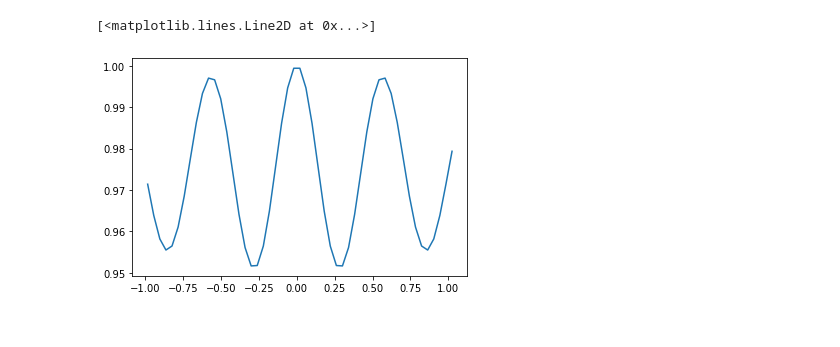
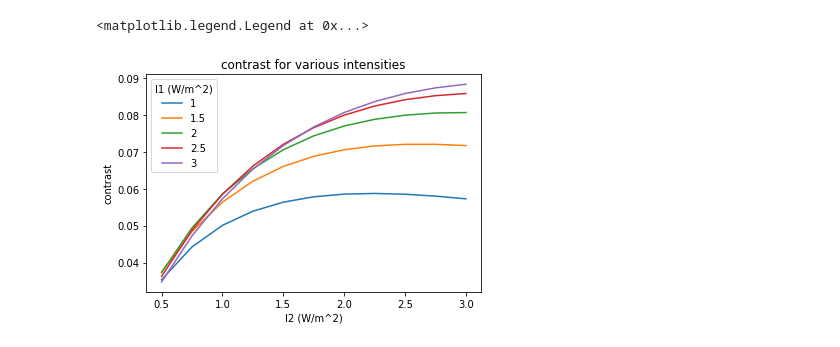
Before and after one commit to dahlia-ghoshal/cpt, a Jupyter notebook: intensity.ipynb, the cells around one changed output. Drawn from its saved outputs; the diff is of its cells as text; code cells hidden in the pictures.

```diff
--- a/intensity.ipynb
+++ b/intensity.ipynb
@@ -61 +88,9 @@ print(mini)
+# %%
+def fringe_contrast(df, colname='p11+p22'):
+
+    osc_h = fringe_osc_height(df, colname)
+    avg_h = fringe_avg_height(df, colname)
+
+    contrast = osc_h / avg_h
+    return contrast
 # %%
@@ -92,5 +136,0 @@ contrast
-# %%
-plt.plot(df2[d], df2[p])
-# %% [output]
-[<matplotlib.lines.Line2D at 0x...>]
-[figure, removed]
@@ -96,0 +154,40 @@ plt.plot(df2[d], df2[p])
+# %%
+ramdat = pd.read_csv('highres_ramdata200.csv', index_col=0)
+# %%
+inten1=[]
+inten15=[]
+inten2=[]
+inten25=[]
+inten3=[]
+for row in ramdat.itertuples(index=False, name=None):
+    if (row[0]==1):
+        inten1.append([row[1], row[2], row[3]])
+    elif (row[0]==1.5):
+        inten15.append([row[1], row[2], row[3]])
+    elif (row[0]==2):
+        inten2.append([row[1], row[2], row[3]])
+    elif (row[0]==2.5):
+        inten25.append([row[1], row[2], row[3]])
+    elif (row[0]==3):
+        inten3.append([row[1], row[2], row[3]])
+# %%
+df1 = pd.DataFrame(data=inten1, columns=['I2', 'contrast', 'fwhm'])
+df15 = pd.DataFrame(data=inten15, columns=['I2', 'contrast', 'fwhm'])
+df2 = pd.DataFrame(data=inten2, columns=['I2', 'contrast', 'fwhm'])
+df25 = pd.DataFrame(data=inten25, columns=['I2', 'contrast', 'fwhm'])
+df3 = pd.DataFrame(data=inten3, columns=['I2', 'contrast', 'fwhm'])
+
+plt.title('contrast for various intensities')
+plt.xlabel('I2 (W/m^2)')
+plt.ylabel('contrast')
+
+
+plt.plot(df1['I2'], df1['contrast'], label='1')
+plt.plot(df15['I2'], df15['contrast'], label='1.5')
+plt.plot(df2['I2'], df2['contrast'], label='2')
+plt.plot(df25['I2'], df25['contrast'], label='2.5')
+plt.plot(df3['I2'], df3['contrast'], label='3')
+plt.legend(title='I1 (W/m^2)')
+# %% [output]
+<matplotlib.legend.Legend at 0x...>
+[figure, added]
```
Also changed, not shown: parts of 16 cells of this notebook, 13 other files.
